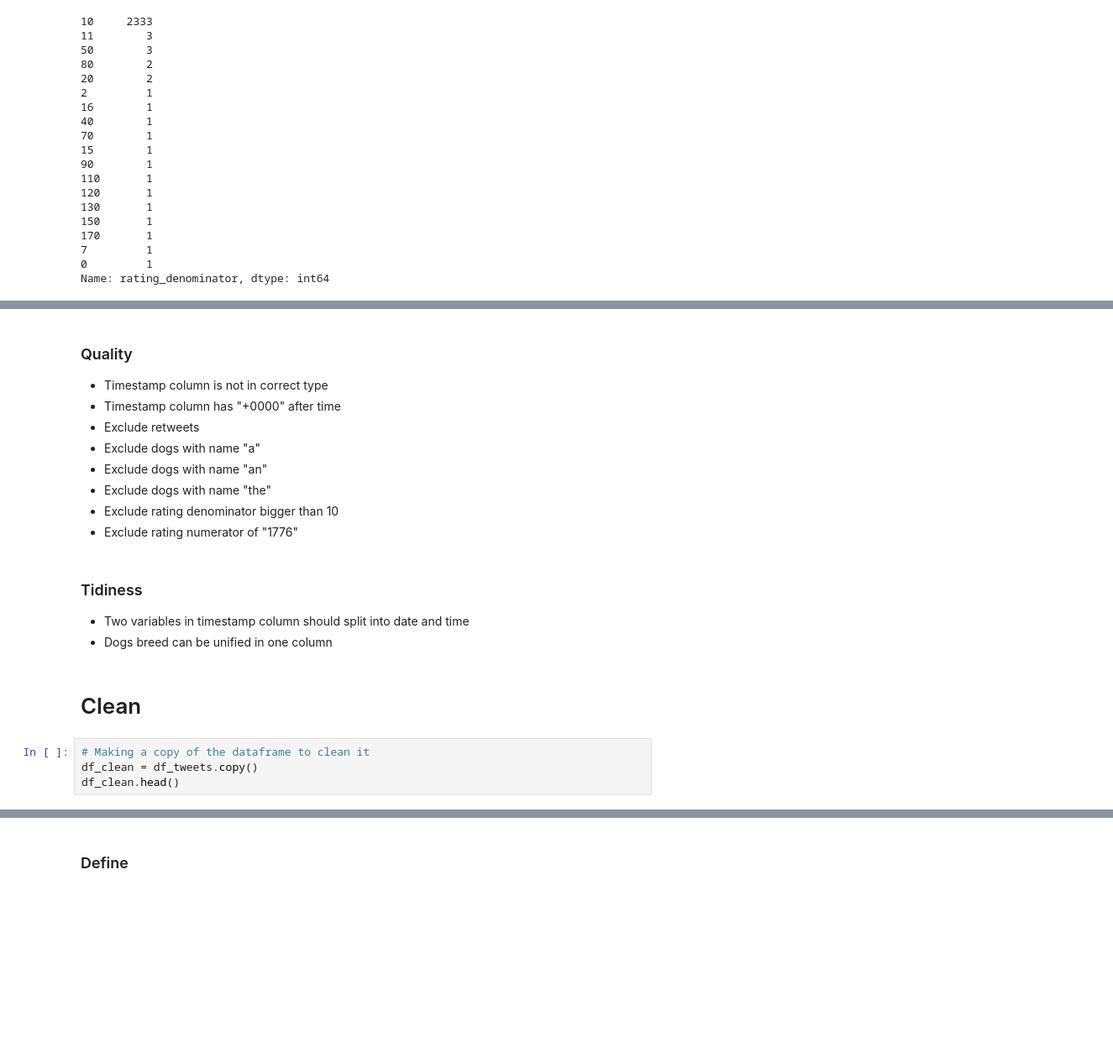
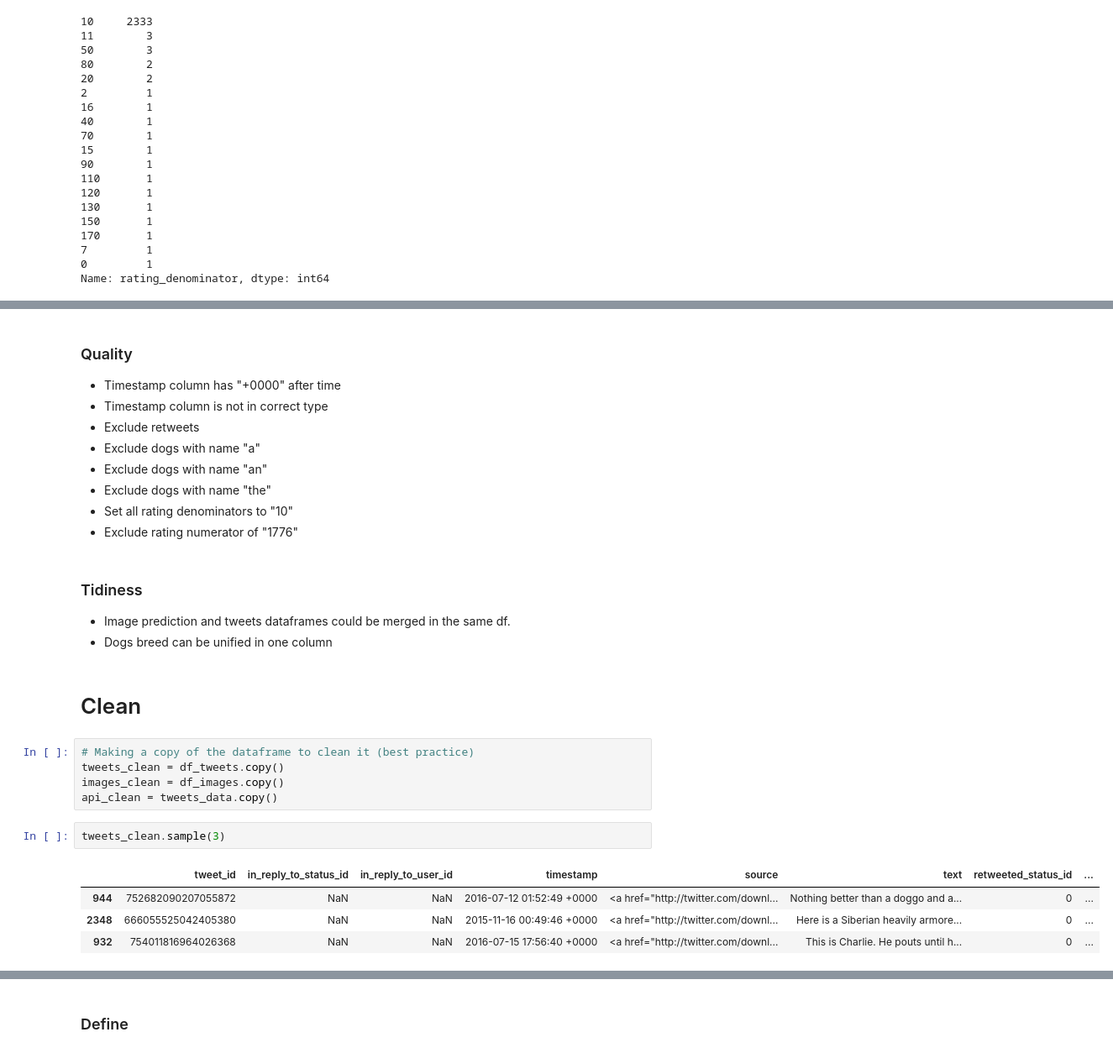
Before and after one commit to kcirne25/WeRateDogs-wrangle, a Jupyter notebook: wrangle_act.ipynb, the cells around one changed output, grey strips where cells are left out. Shown at 84% size. Saved outputs shown, nothing was run; the diff lists cells and outputs as text; blank space fills up the shorter version.

```diff
--- a/wrangle_act.ipynb
+++ b/wrangle_act.ipynb
@@ -306,22 +327,30 @@ list(df_image)
 # %% [markdown]
 ### Quality
 
+* Timestamp column has "+0000" after time
 * Timestamp column is not in correct type
-* Timestamp column has "+0000" after time
 * Exclude retweets
 * Exclude dogs with name "a"
 * Exclude dogs with name "an"
 * Exclude dogs with name "the"
-* Exclude rating denominator bigger than 10
+* Set all rating denominators to "10"
 * Exclude rating numerator of "1776"
 # %% [markdown]
 ### Tidiness
 
-* Two variables in timestamp column should split into date and time
+* Image prediction and tweets dataframes could be merged in the same df.
 * Dogs breed can be unified in one column
 # %% [markdown]
 # Clean
 # %%
-# Making a copy of the dataframe to clean it
-df_clean = df_tweets.copy()
-df_clean.head()
+# Making a copy of the dataframe to clean it (best practice)
+tweets_clean = df_tweets.copy()
+images_clean = df_images.copy()
+api_clean = tweets_data.copy()
+# %%
+tweets_clean.sample(3)
+# %% [output]
+|  | tweet_id | in_reply_to_status_id | in_reply_to_user_id | timestamp | source | text | retweeted_status_id | ... |
+| 944 | 752682090207055872 | NaN | NaN | 2016-07-12 01:52:49 +0000 | <a href="http://twitter.com/downl... | Nothing better than a doggo and a... | 0 | ... |
+| 2348 | 666055525042405380 | NaN | NaN | 2015-11-16 00:49:46 +0000 | <a href="http://twitter.com/downl... | Here is a Siberian heavily armore... | 0 | ... |
+| 932 | 754011816964026368 | NaN | NaN | 2016-07-15 17:56:40 +0000 | <a href="http://twitter.com/downl... | This is Charlie. He pouts until h... | 0 | ... |
```
Also changed, not shown: parts of 75 cells of this notebook, 1 other file.
